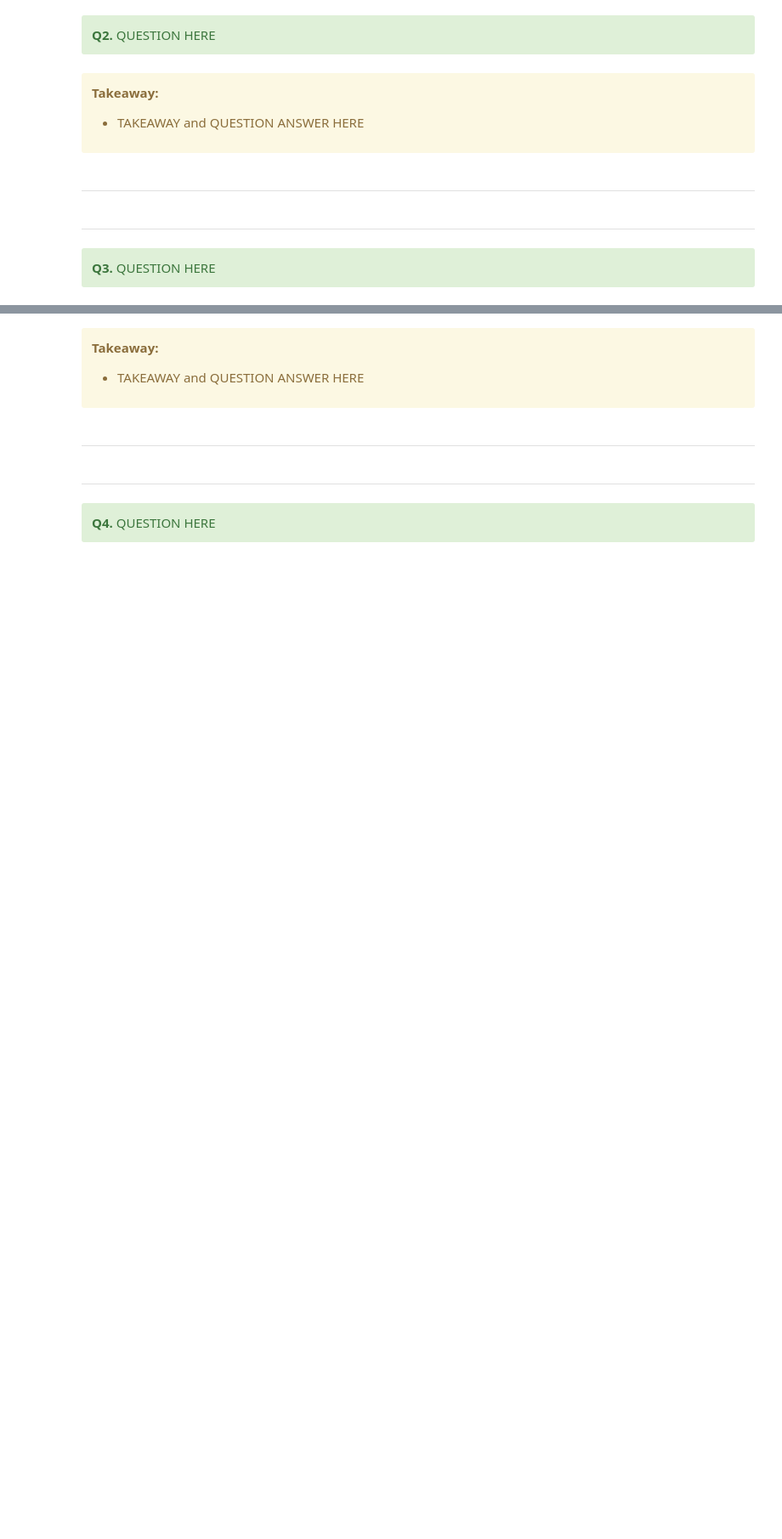
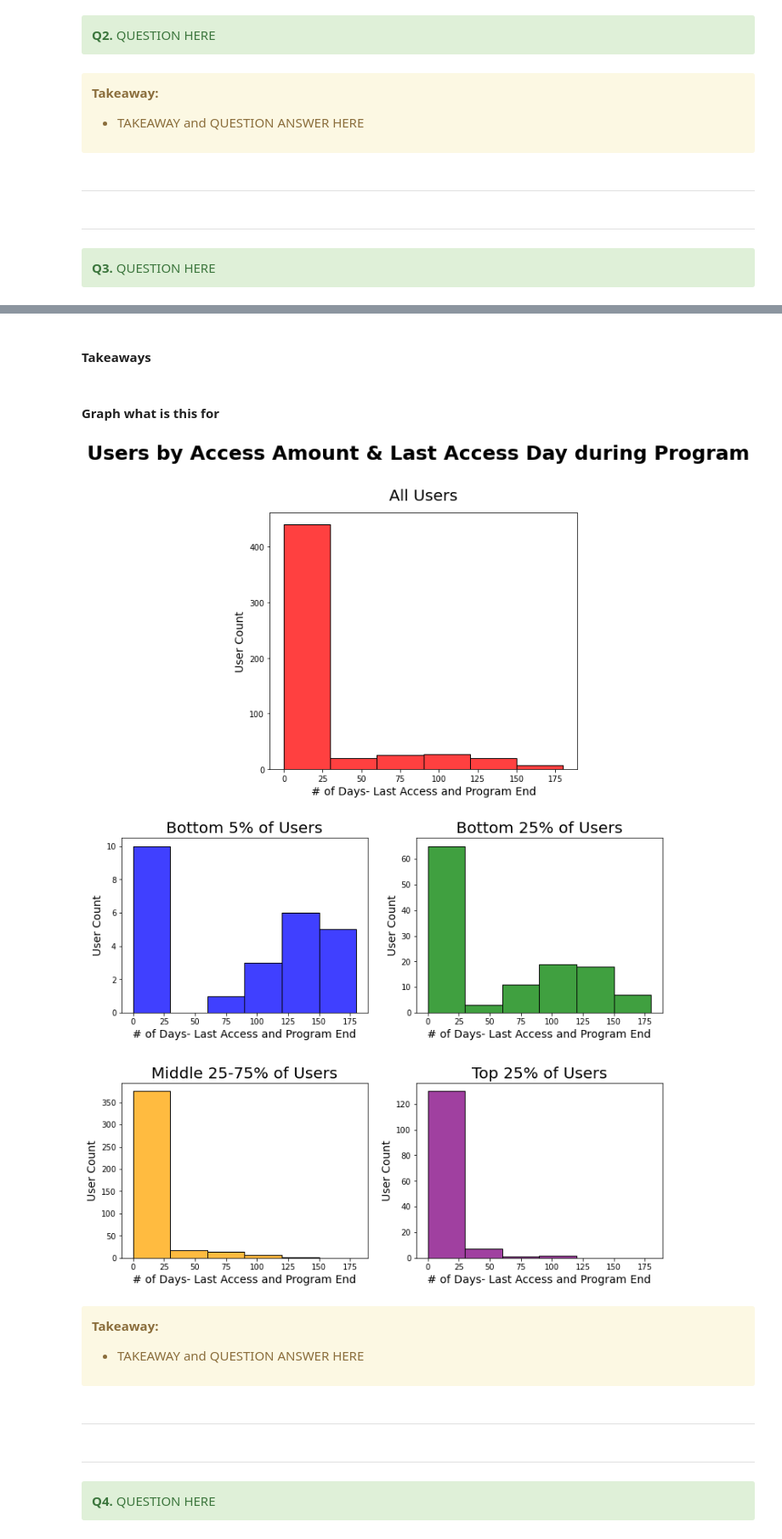
Before and after one commit to bowen-lindsey-shiben-turner/anamoly-detection, a Jupyter notebook: group_final_notebook.ipynb, the cells around one changed output, grey strips where cells are left out. Shown at 85% size. Drawn from its saved outputs; the diff is of its cells as text; code cells hidden in the pictures; blank space fills up the shorter version.

```diff
--- a/group_final_notebook.ipynb
+++ b/group_final_notebook.ipynb
@@ -129,3 +175,12 @@ plt.figure(figsize=(35, 12), constrained_layout=True)
+# %% [markdown]
+#### Takeaways
+# %% [markdown]
+#### Graph what is this for
+# %%
+explore.q3_plot_hists(all_users, bottom_5_users, bottom_25_users, middle_users, top_25_users)
+# %% [output]
+[figure, added]
+[figure, added]
 # %% [markdown]
 <div class="alert alert-block alert-warning">
 
```
Also changed, not shown: parts of 12 cells of this notebook, 2 other files.
